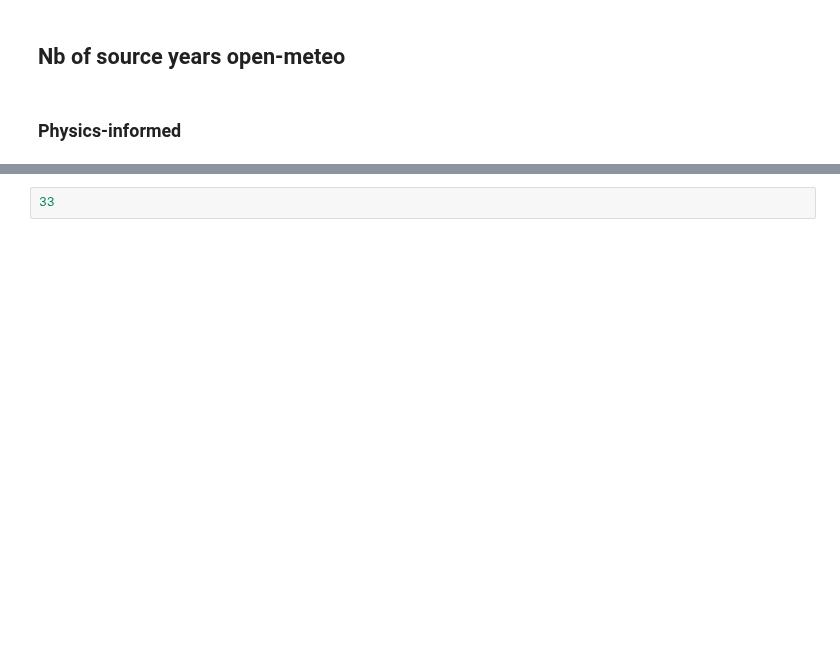
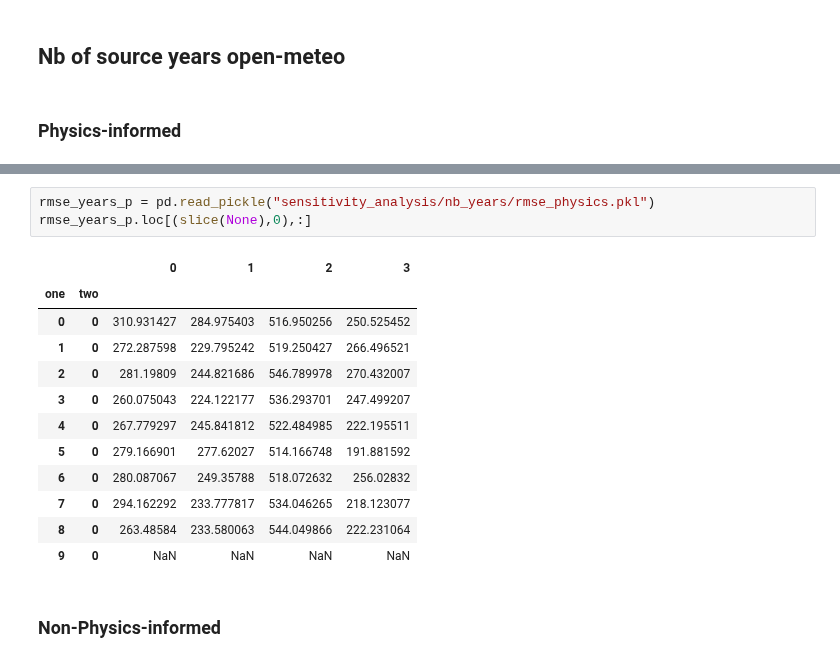
Before and after one commit to RobbeVDE/SolNet-2, a Jupyter notebook: sensitivity_analysis.ipynb, the cells around one changed output, grey strips where cells are left out. Saved outputs shown, nothing was run; the diff lists cells and outputs as text; blank space fills up the shorter version.

```diff
--- a/sensitivity_analysis.ipynb
+++ b/sensitivity_analysis.ipynb
@@ -750,2 +849,18 @@ KeyboardInterrupt:
-# %%
-33
+# %%
+rmse_years_p = pd.read_pickle("sensitivity_analysis/nb_years/rmse_physics.pkl")
+rmse_years_p.loc[(slice(None),0),:]
+# %% [output]
+|  |  | 0 | 1 | 2 | 3 |
+| one | two |  |  |  |  |
+| 0 | 0 | 310.931427 | 284.975403 | 516.950256 | 250.525452 |
+| 1 | 0 | 272.287598 | 229.795242 | 519.250427 | 266.496521 |
+| 2 | 0 | 281.19809 | 244.821686 | 546.789978 | 270.432007 |
+| 3 | 0 | 260.075043 | 224.122177 | 536.293701 | 247.499207 |
+| 4 | 0 | 267.779297 | 245.841812 | 522.484985 | 222.195511 |
+| 5 | 0 | 279.166901 | 277.62027 | 514.166748 | 191.881592 |
+| 6 | 0 | 280.087067 | 249.35788 | 518.072632 | 256.02832 |
+| 7 | 0 | 294.162292 | 233.777817 | 534.046265 | 218.123077 |
+| 8 | 0 | 263.48584 | 233.580063 | 544.049866 | 222.231064 |
+| 9 | 0 | NaN | NaN | NaN | NaN |
+# %% [markdown]
+### Non-Physics-informed
```
Also changed, not shown: parts of 18 cells of this notebook, 33 other files.
